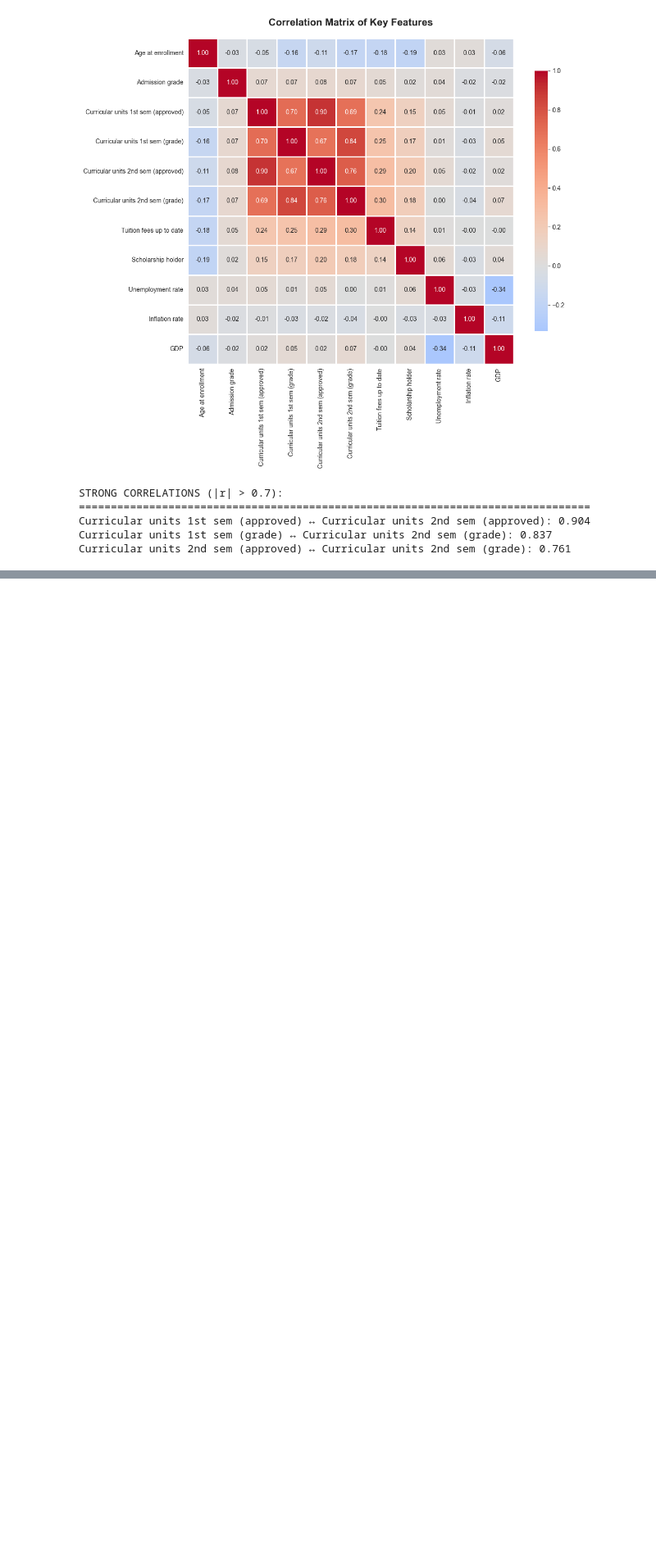
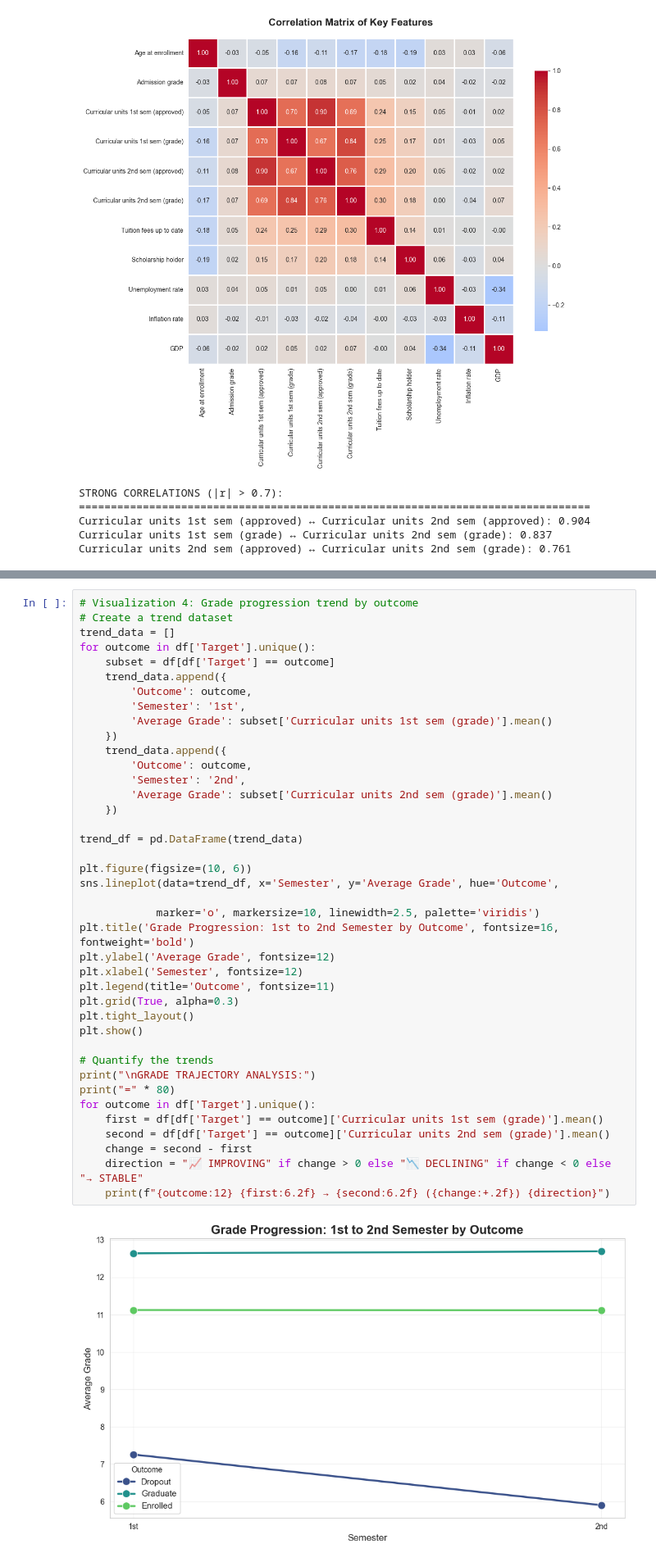
Before and after one commit to suesuee/student-success-prediction, a Jupyter notebook: eda/eda.ipynb, the cells around one changed output, grey strips where cells are left out. Shown at 82% size. Saved outputs shown, nothing was run; the diff lists cells and outputs as text; blank space fills up the shorter version.

```diff
--- a/eda/eda.ipynb
+++ b/eda/eda.ipynb
@@ -294,0 +911,42 @@ Curricular units 2nd sem (approved) ↔ Curricular units 2nd sem (grade): 0.761
+# %%
+# Visualization 4: Grade progression trend by outcome
+# Create a trend dataset
+trend_data = []
+for outcome in df['Target'].unique():
+    subset = df[df['Target'] == outcome]
+    trend_data.append({
+        'Outcome': outcome,
+        'Semester': '1st',
+        'Average Grade': subset['Curricular units 1st sem (grade)'].mean()
+    })
+    trend_data.append({
+        'Outcome': outcome,
+        'Semester': '2nd',
+        'Average Grade': subset['Curricular units 2nd sem (grade)'].mean()
+    })
+
+trend_df = pd.DataFrame(trend_data)
+
+plt.figure(figsize=(10, 6))
+sns.lineplot(data=trend_df, x='Semester', y='Average Grade', hue='Outcome',
+
+            marker='o', markersize=10, linewidth=2.5, palette='viridis')
+plt.title('Grade Progression: 1st to 2nd Semester by Outcome', fontsize=16, fontweight='bold')
+plt.ylabel('Average Grade', fontsize=12)
+plt.xlabel('Semester', fontsize=12)
+plt.legend(title='Outcome', fontsize=11)
+plt.grid(True, alpha=0.3)
+plt.tight_layout()
+plt.show()
+
+# Quantify the trends
+print("\nGRADE TRAJECTORY ANALYSIS:")
+print("=" * 80)
+for outcome in df['Target'].unique():
+    first = df[df['Target'] == outcome]['Curricular units 1st sem (grade)'].mean()
+    second = df[df['Target'] == outcome]['Curricular units 2nd sem (grade)'].mean()
+    change = second - first
+    direction = "📈 IMPROVING" if change > 0 else "📉 DECLINING" if change < 0 else "→ STABLE"
+    print(f"{outcome:12} {first:6.2f} → {second:6.2f} ({change:+.2f}) {direction}")
+# %% [output]
+[figure, added]
```
Also changed, not shown: parts of 51 cells of this notebook, 11 other files.
